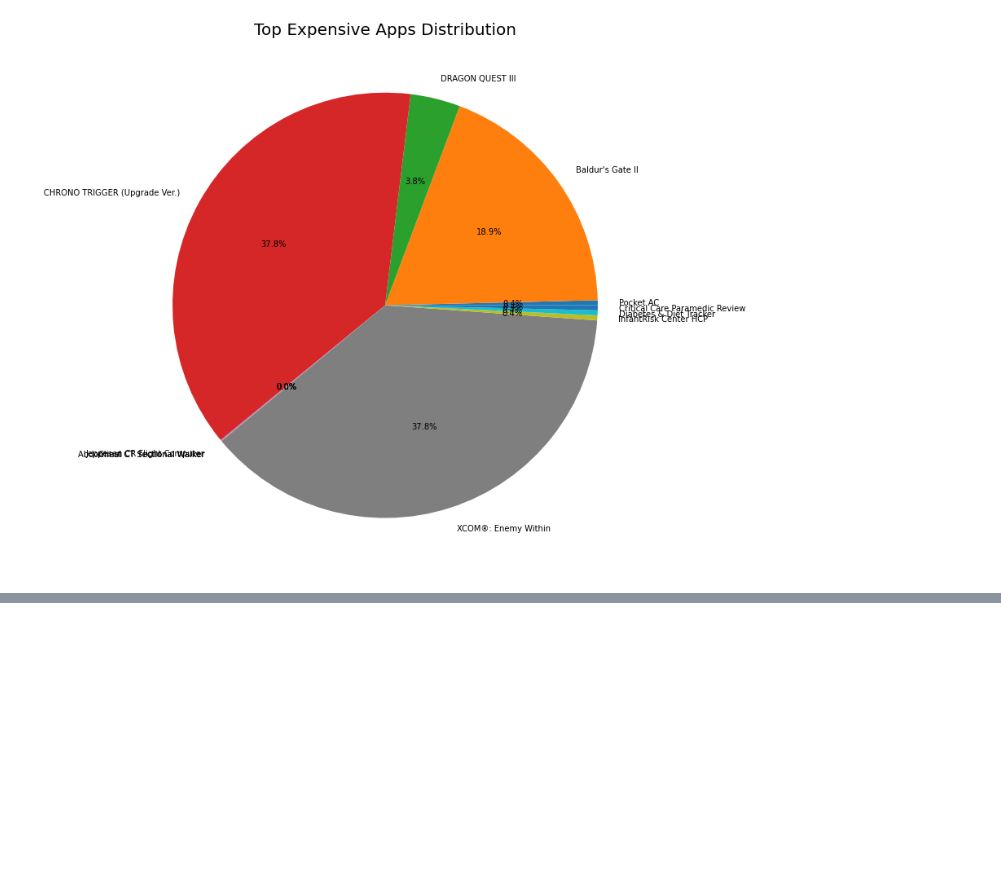
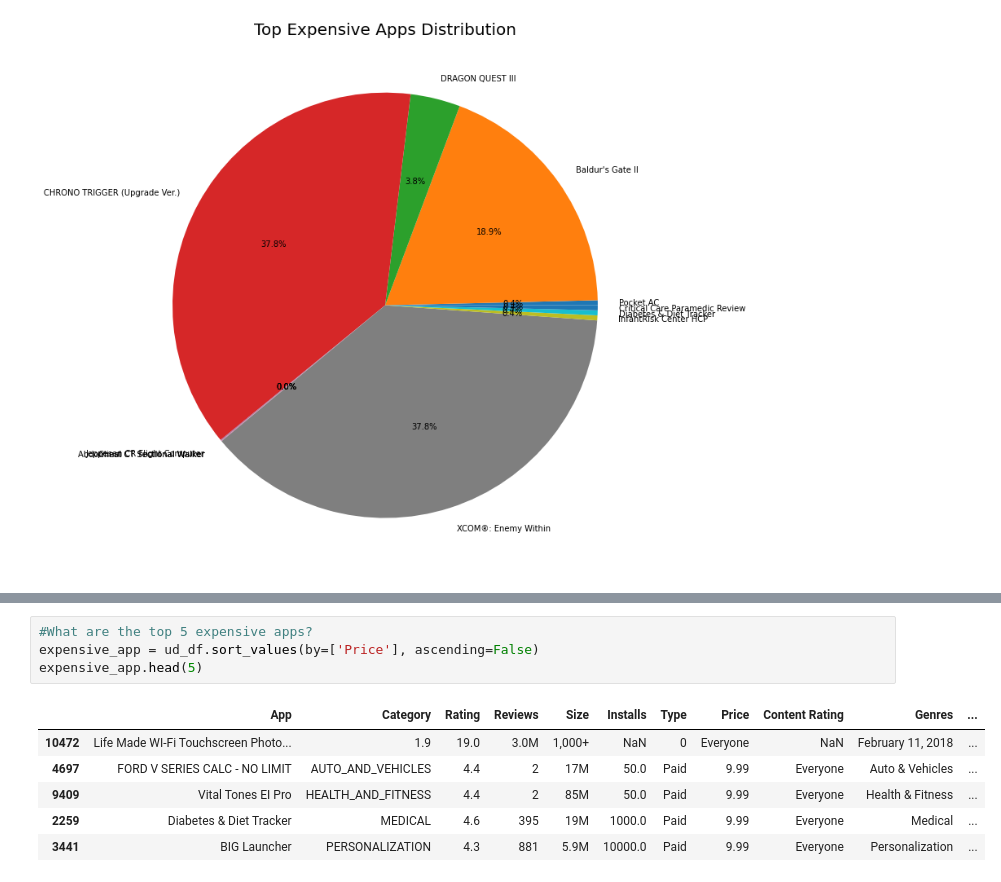
Before and after one commit to pritesh2292/play-store-app-review-analysis, a Jupyter notebook: Pritesh's_Copy_of_Play_Store_App_Review_Analysis_Capstone_Project.ipynb, the cells around one changed output, grey strips where cells are left out. Saved outputs shown, nothing was run; the diff lists cells and outputs as text; blank space fills up the shorter version.

Commit message:
fourth commit playstore review

```diff
--- a/Pritesh's_Copy_of_Play_Store_App_Review_Analysis_Capstone_Project.ipynb
+++ b/Pritesh's_Copy_of_Play_Store_App_Review_Analysis_Capstone_Project.ipynb
@@ -307,0 +320,11 @@ plt.show()
+# %%
+#What are the top 5 expensive apps?
+expensive_app = ud_df.sort_values(by=['Price'], ascending=False)
+expensive_app.head(5)
+# %% [output]
+|  | App | Category | Rating | Reviews | Size | Installs | Type | Price | Content Rating | Genres | ... |
+| 10472 | Life Made WI-Fi Touchscreen Photo... | 1.9 | 19.0 | 3.0M | 1,000+ | NaN | 0 | Everyone | NaN | February 11, 2018 | ... |
+| 4697 | FORD V SERIES CALC - NO LIMIT | AUTO_AND_VEHICLES | 4.4 | 2 | 17M | 50.0 | Paid | 9.99 | Everyone | Auto & Vehicles | ... |
+| 9409 | Vital Tones EI Pro | HEALTH_AND_FITNESS | 4.4 | 2 | 85M | 50.0 | Paid | 9.99 | Everyone | Health & Fitness | ... |
+| 2259 | Diabetes & Diet Tracker | MEDICAL | 4.6 | 395 | 19M | 1000.0 | Paid | 9.99 | Everyone | Medical | ... |
+| 3441 | BIG Launcher | PERSONALIZATION | 4.3 | 881 | 5.9M | 10000.0 | Paid | 9.99 | Everyone | Personalization | ... |
```
Also changed, not shown: parts of 2 cells of this notebook.
